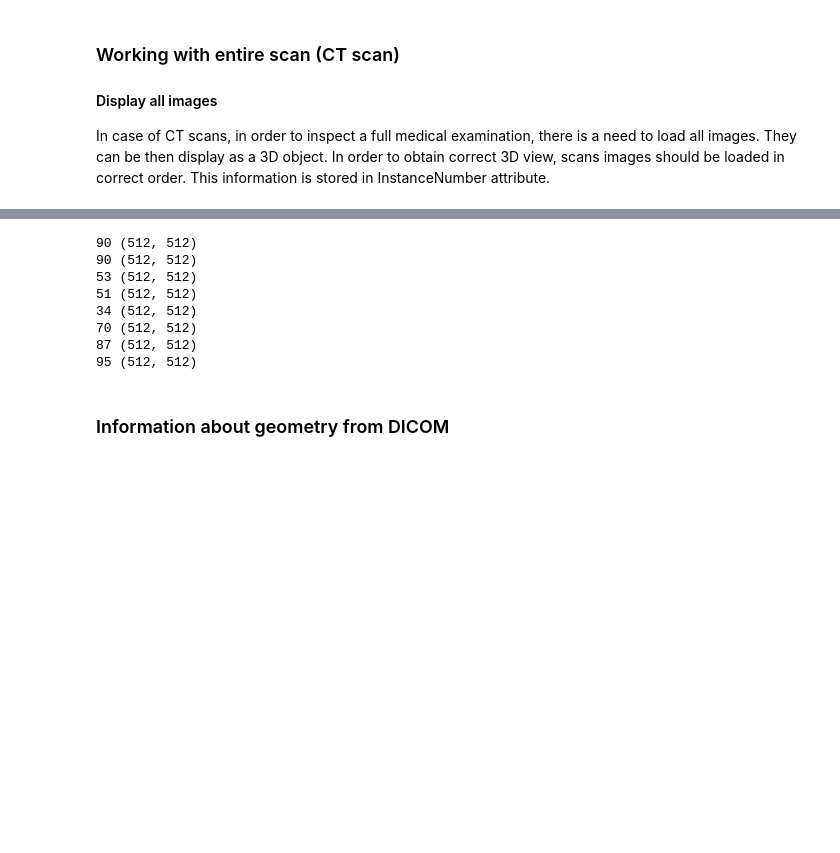
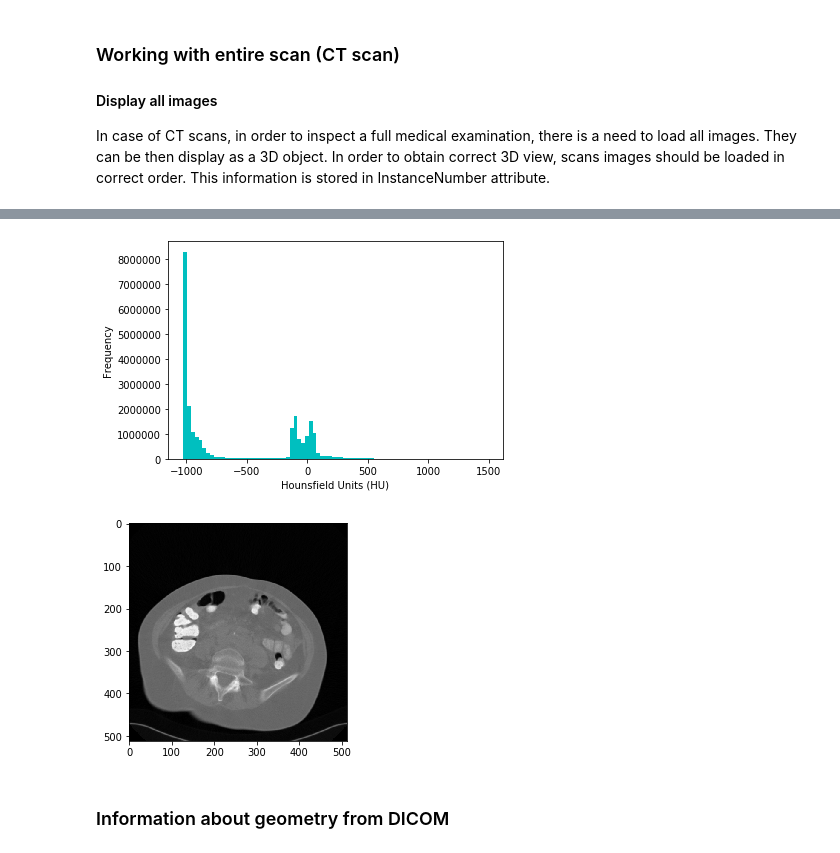
Before and after one commit to kaamka/dicom-pipeline, a Jupyter notebook: Read-and-visualize-DICOM.ipynb, the cells around one changed output, grey strips where cells are left out. Cells and saved outputs as stored; diff of their text form; code cells hidden in the pictures; blank space fills up the shorter version.

```diff
--- a/Read-and-visualize-DICOM.ipynb
+++ b/Read-and-visualize-DICOM.ipynb
@@ -413,25 +424,21 @@ def get_pixels_hu(scans):
     image += np.int16(intercept)
 
     return np.array(image, dtype=np.int16)
-# %%
-#print(len(list_patients_paths))
-for patient_path in LIST_PATIENTS_PATHS[:8]:
-    slices = load_scan(patient_path)
-    try:
-        print(len(slices), slices[0].pixel_array.shape)
-    except:
-        print("Pixel array not found")
-#     plt.imshow(slices[0].pixel_array)
-    #plt.show()
-# %% [output]
-90 (512, 512)
-90 (512, 512)
-53 (512, 512)
-51 (512, 512)
-34 (512, 512)
-70 (512, 512)
-87 (512, 512)
-95 (512, 512)
+# %%
+first_patient_path = LIST_PATIENTS_PATHS[0]
+first_patient = load_scan(first_patient_path)
+first_patient_pixels = get_pixels_hu(first_patient)
+plt.hist(first_patient_pixels.flatten(), bins=80, color='c')
+plt.xlabel("Hounsfield Units (HU)")
+plt.ylabel("Frequency")
+plt.show()
+
+# Show some slice in the middle
+plt.imshow(first_patient_pixels[80], cmap=plt.cm.gray)
+plt.show()
+# %% [output]
+[figure, added]
+[figure, added]
 # %% [markdown]
 ### Information about geometry from DICOM
 # %% [markdown]
```
Also changed, not shown: parts of 25 cells of this notebook.
